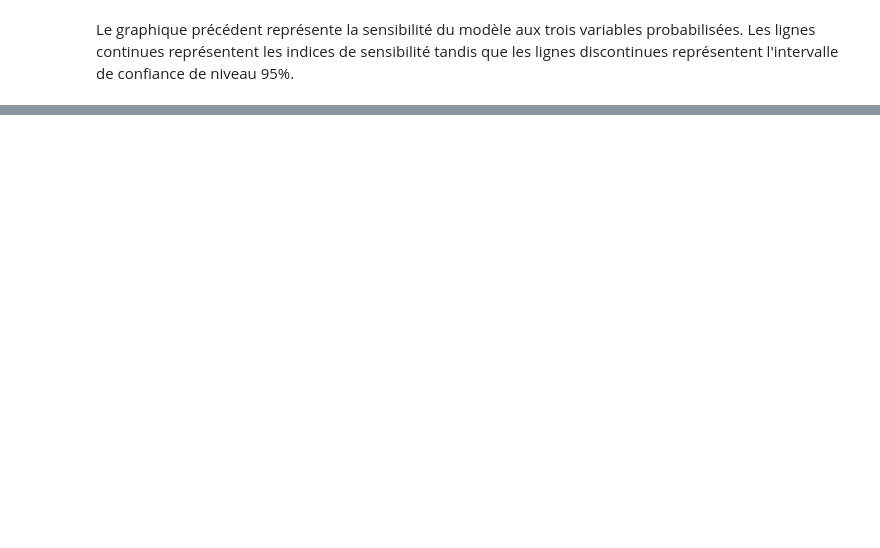
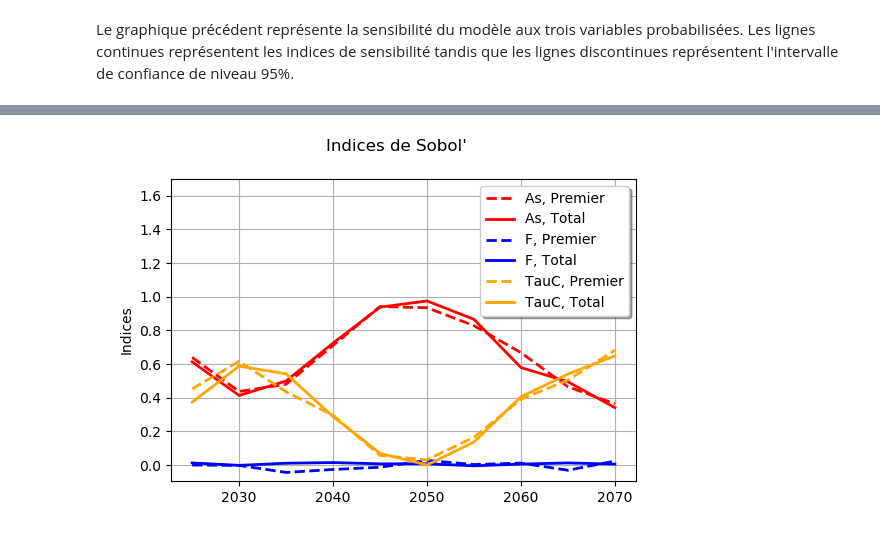
Before and after one commit to brunoscherrer/retraites, a Jupyter notebook: doc/Incertitudes/modele-pension-sensibilite.ipynb, the cells around one changed output, grey strips where cells are left out. Saved outputs shown, nothing was run; the diff lists cells and outputs as text; code cells hidden in the pictures; blank space fills up the shorter version.

```diff
--- a/doc/Incertitudes/modele-pension-sensibilite.ipynb
+++ b/doc/Incertitudes/modele-pension-sensibilite.ipynb
@@ -204 +225,27 @@ graph
+# %%
+title = "Indices de Sobol'"
+xTitle = ""
+yTitle = "Indices"
+showAxes = True
+descriptions = inputDistribution.getDescription()
+dim = inputDistribution.getDimension()
+colors = ["red", "blue", "orange"]
+graph = ot.Graph(title, xTitle, yTitle, showAxes)
+for i in range(dim):
+    curve = ot.Curve(table_annees, firstOrderIndices[:,i])
+    curve.setColor(colors[i])
+    curve.setLegend(descriptions[i] + ", Premier")
+    curve.setLineWidth(2)
+    curve.setLineStyle("dashed")
+    graph.add(curve)
+    curve = ot.Curve(table_annees, totalOrderIndices[:,i])
+    curve.setColor(colors[i])
+    curve.setLegend(descriptions[i] + ", Total")
+    curve.setLineWidth(2)
+    graph.add(curve)
+graph.setLegendPosition("topright")
+graph = setGraphBoundingBox(graph, ymax = 1.7)
+graph
+# %% [output]
+[figure, added]
 # %% [markdown]
```
Also changed, not shown: parts of 11 cells of this notebook.
